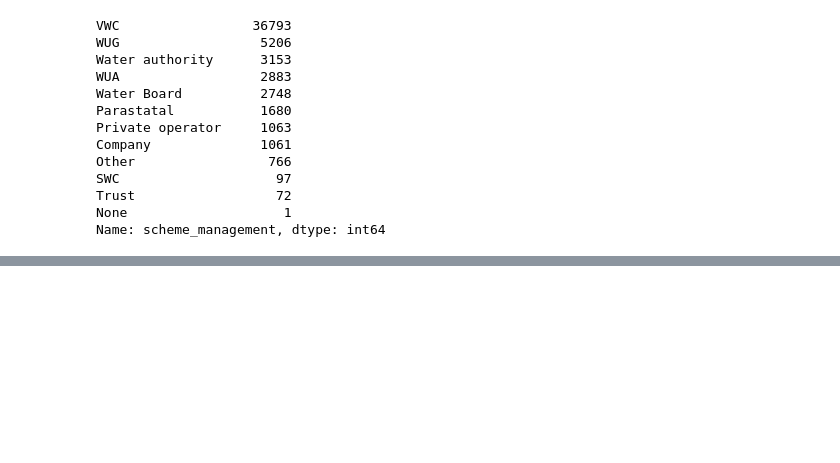
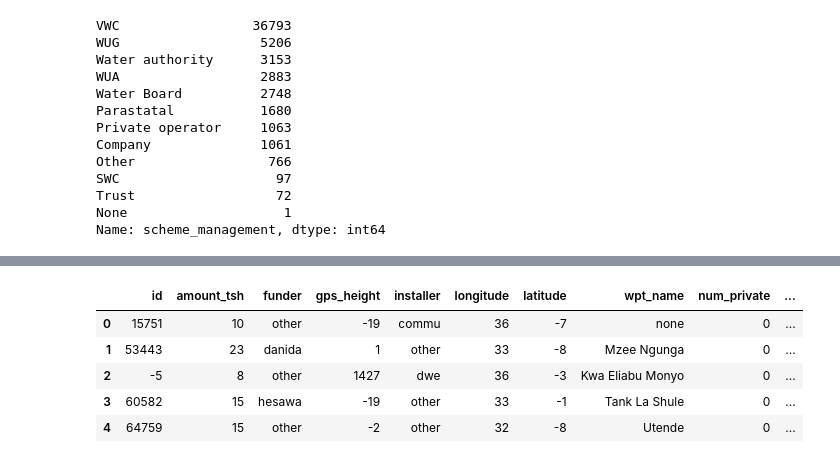
Before and after one commit to learn-co-students/dsc-capstone-project-v2-onl01-dtsc-ft-041320, a Jupyter notebook: CTGAN.ipynb, the cells around one changed output, grey strips where cells are left out. Saved outputs shown, nothing was run; the diff lists cells and outputs as text; code cells hidden in the pictures; blank space fills up the shorter version.

Commit message:
Synth data generated and tested in model

```diff
--- a/CTGAN.ipynb
+++ b/CTGAN.ipynb
@@ -480,2 +336,0 @@ ctgan = CTGANSynthesizer()
-# %%
-ctgan.fit(train, dis_col, epochs=1)
@@ -494,0 +347,2 @@ ctgan = CTGANSynthesizer()
+# %%
+model = CTGAN(epochs=1000)
@@ -494,0 +354,2 @@ ctgan = CTGANSynthesizer()
+# %%
+model.fit(train.sample(10000))
@@ -494,0 +374,12 @@ ctgan = CTGANSynthesizer()
+# %%
+
+synth_df = model.sample(50000)
+# %%
+synth_df.head()
+# %% [output]
+|  | id | amount_tsh | funder | gps_height | installer | longitude | latitude | wpt_name | num_private | ... |
+| 0 | 15751 | 10 | other | -19 | commu | 36 | -7 | none | 0 | ... |
+| 1 | 53443 | 23 | danida | 1 | other | 33 | -8 | Mzee Ngunga | 0 | ... |
+| 2 | -5 | 8 | other | 1427 | dwe | 36 | -3 | Kwa Eliabu Monyo | 0 | ... |
+| 3 | 60582 | 15 | hesawa | -19 | other | 33 | -1 | Tank La Shule | 0 | ... |
+| 4 | 64759 | 15 | other | -2 | other | 32 | -8 | Utende | 0 | ... |
```
Also changed, not shown: parts of 72 cells of this notebook.
